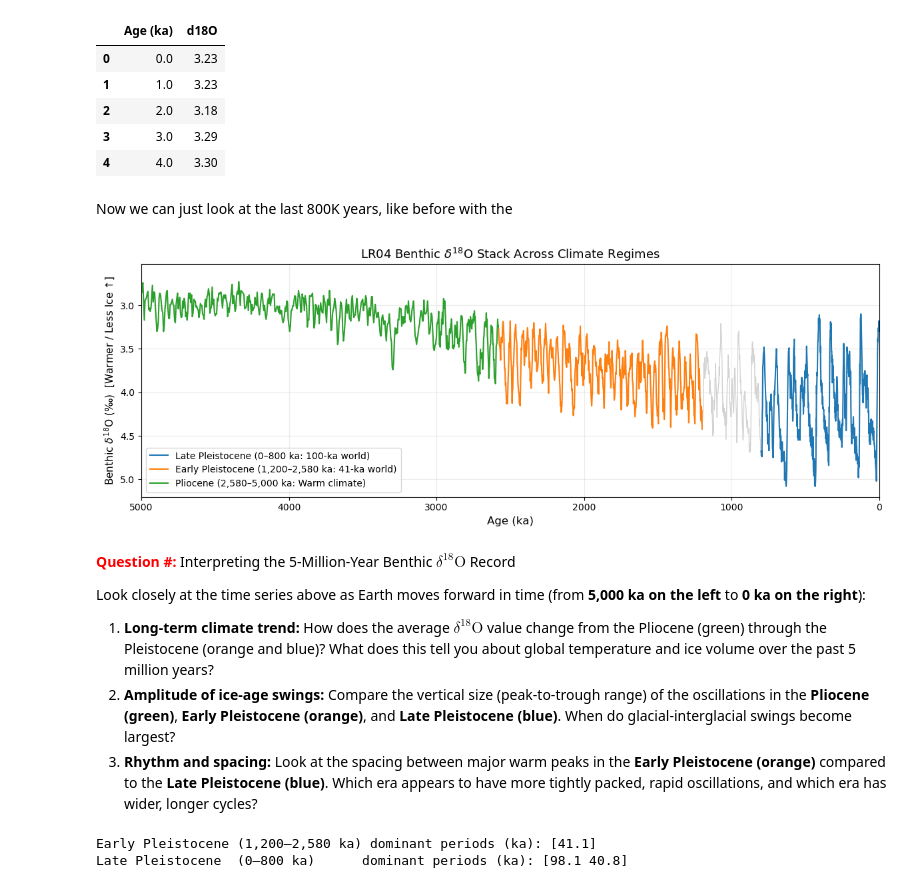
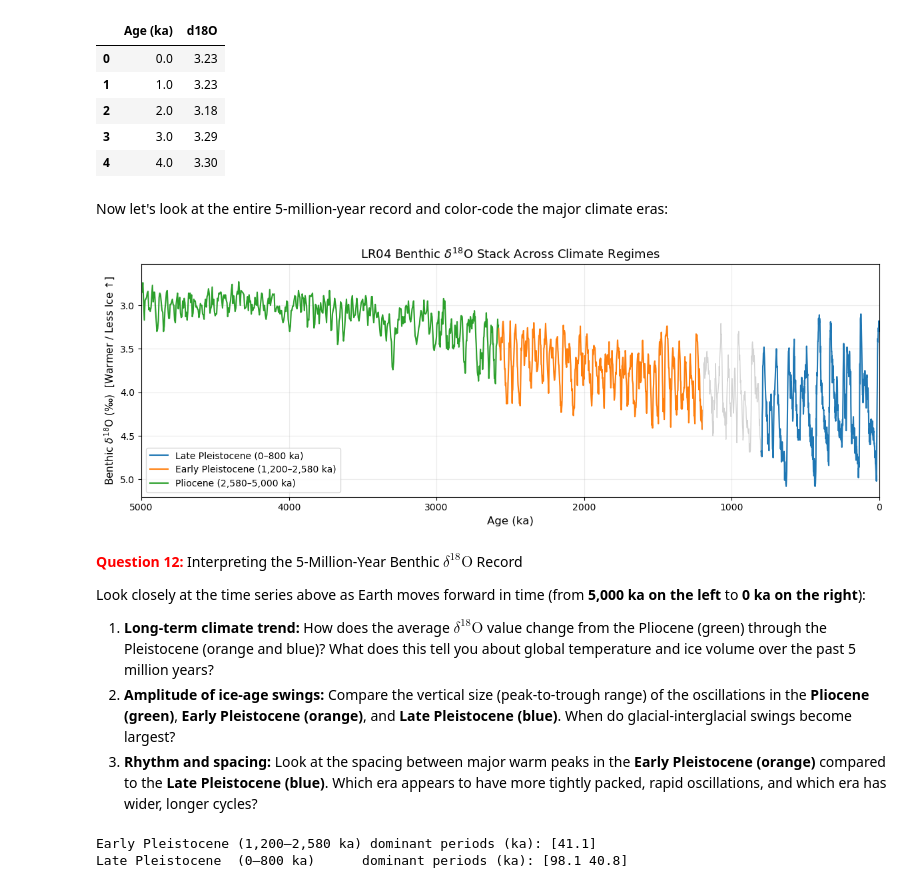
Before and after one commit to marositesUSC/wx-and-climate, a Jupyter notebook: glacial_cycles_time_series/week10_glacial_cycle_time_series/02_Glacial_Cycles_Guided_In_Class.ipynb, the cells around one changed output. Saved outputs shown, nothing was run; the diff lists cells and outputs as text; code cells hidden in the pictures.

```diff
--- a/glacial_cycles_time_series/week10_glacial_cycle_time_series/02_Glacial_Cycles_Guided_In_Class.ipynb
+++ b/glacial_cycles_time_series/week10_glacial_cycle_time_series/02_Glacial_Cycles_Guided_In_Class.ipynb
@@ -682,39 +685,39 @@ display(lr04_d18O_interp.head())
 | 3 | 3.0 | 3.29 |
 | 4 | 4.0 | 3.30 |
 # %% [markdown]
-Now we can just look at the last 800K years, like before with the
+Now let's look at the entire 5-million-year record and color-code the major climate eras:
 # %%
 # 1. Split the interpolated record into three distinct climate eras
 d18O_late_pleist = lr04_d18O_interp[lr04_d18O_interp['Age (ka)'] < 800]
 d18O_early_pleist = lr04_d18O_interp[(lr04_d18O_interp['Age (ka)'] >= 1200) & (lr04_d18O_interp['Age (ka)'] < 2580)]
 d18O_pliocene = lr04_d18O_interp[(lr04_d18O_interp['Age (ka)'] >= 2580) & (lr04_d18O_interp['Age (ka)'] <= 5000)]
 
 # Plot the full record in light gray first so the 800–1200 ka transition stays connected
 plt.figure(figsize=(12, 4.5))
 plt.plot(lr04_d18O_interp['Age (ka)'], lr04_d18O_interp['d18O'], color='lightgray', linewidth=1)
 
 # Overlay the three color-coded eras
-plt.plot(d18O_late_pleist['Age (ka)'], d18O_late_pleist['d18O'], label='Late Pleistocene (0–800 ka: 100-ka world)')
-plt.plot(d18O_early_pleist['Age (ka)'], d18O_early_pleist['d18O'], label='Early Pleistocene (1,200–2,580 ka: 41-ka world)')
-plt.plot(d18O_pliocene['Age (ka)'], d18O_pliocene['d18O'], label='Pliocene (2,580–5,000 ka: Warm climate)')
+plt.plot(d18O_late_pleist['Age (ka)'], d18O_late_pleist['d18O'], label='Late Pleistocene (0–800 ka)') # label='Late Pleistocene (0–800 ka: 100-ka world)')
+plt.plot(d18O_early_pleist['Age (ka)'], d18O_early_pleist['d18O'], label='Early Pleistocene (1,200–2,580 ka)')# label='Early Pleistocene (1,200–2,580 ka: 41-ka world)')
+plt.plot(d18O_pliocene['Age (ka)'], d18O_pliocene['d18O'], label='Pliocene (2,580–5,000 ka)') # label='Pliocene (2,580–5,000 ka: Warm climate)')
 
 # Flip y-axis so warmer / less ice points UP (matching the CO2 plot)
 plt.gca().invert_yaxis()
 plt.xlim(5000, 0)
 
 # plt.xlim(2580, 0)  # Uncomment this line to zoom in on the Pleistocene only
 
 plt.title('LR04 Benthic $\\delta^{18}$O Stack Across Climate Regimes', fontsize=13)
 plt.xlabel('Age (ka)', fontsize=12)
 plt.ylabel('Benthic $\\delta^{18}$O (‰)  [Warmer / Less Ice ↑]', fontsize=11)
 plt.legend(loc='lower left')
 plt.grid(alpha=0.25)
 plt.tight_layout()
 plt.show()
 # %% [output]
-[figure, old version]
+[figure, new version]
 # %% [markdown]
-<font color=red>**Question #:**</font> Interpreting the 5-Million-Year Benthic $\delta^{18}\text{O}$ Record
+<font color=red>**Question 12:**</font> Interpreting the 5-Million-Year Benthic $\delta^{18}\text{O}$ Record
 
 Look closely at the time series above as Earth moves forward in time (from **5,000 ka on the left** to **0 ka on the right**):
 
```
Also changed, not shown: parts of 14 cells of this notebook, 1 other file.
